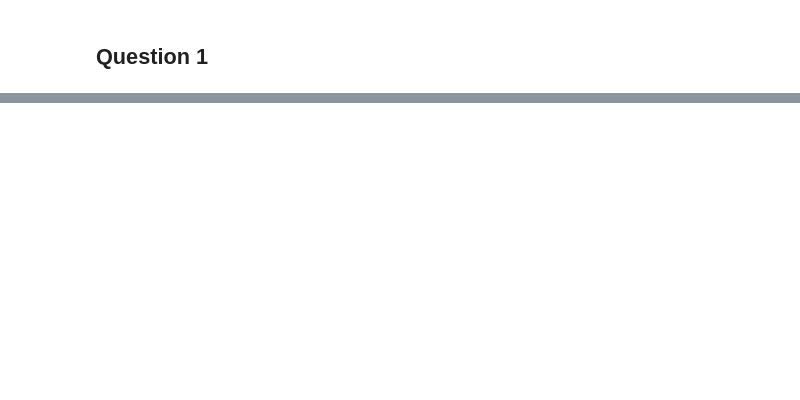
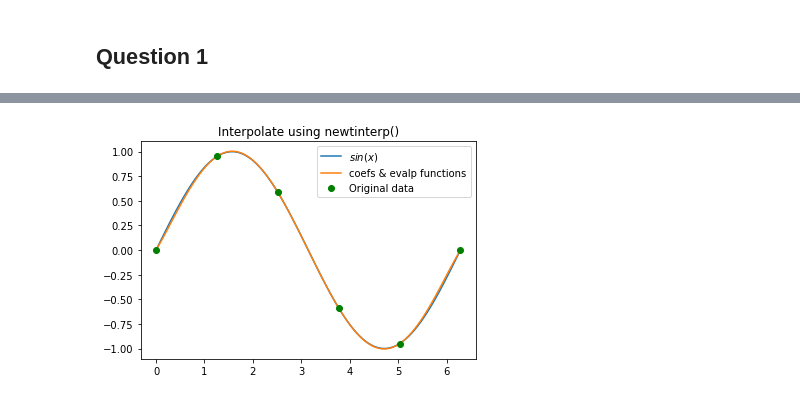
Before and after one commit to Niels-Clayton/Uni-Notes-Second-Year, a Jupyter notebook: Tri 2/MATH 245/Assignment 3/MATH 245 Project 3.ipynb, the cells around one changed output, grey strips where cells are left out. Saved outputs shown, nothing was run; the diff lists cells and outputs as text; code cells hidden in the pictures; blank space fills up the shorter version.

```diff
--- a/Tri 2/MATH 245/Assignment 3/MATH 245 Project 3.ipynb
+++ b/Tri 2/MATH 245/Assignment 3/MATH 245 Project 3.ipynb
@@ -28,0 +32,30 @@ Write a summary of your most important findings
+# %%
+def coefs(x, y):
+
+    n = x.size
+    a = []
+    for i in range(n):
+        a.append(y[i])
+
+    for k in range(1, n):
+
+        for i in range(0, k):
+
+            a[k] = ((a[k]-a[i])/(x[k]-x[i]))
+    return np.array(a)
+
+
+def evalp(a, x, z):
+
+    n = a.size-1
+    s = a[n]
+
+    for i in range(n-1, -1, -1):
+        s = a[i]+((z - x[i])*s)
+
+    return s
+
+
+def newtinterp(x, y, z):
+
+    return evalp(coefs(x,y), x, z)
@@ -28,0 +67,17 @@ Write a summary of your most important findings
+# %%
+x = np.linspace(0, 2*np.pi, 6)
+y = np.sin(x)
+z = np.linspace(0, 2*np.pi, 101)
+y1 = newtinterp(x, y, z)
+
+
+
+# original function
+plt.plot(z, np.sin(z), label='$sin(x)$')
+plt.plot(z, y1, label='coefs & evalp functions')
+plt.plot(x, y, 'go', label='Original data')
+plt.title('Interpolate using newtinterp()')
+plt.legend()
+plt.show()
+# %% [output]
+[figure, added]
```
Also changed, not shown: parts of 33 cells of this notebook, 1 other file.
